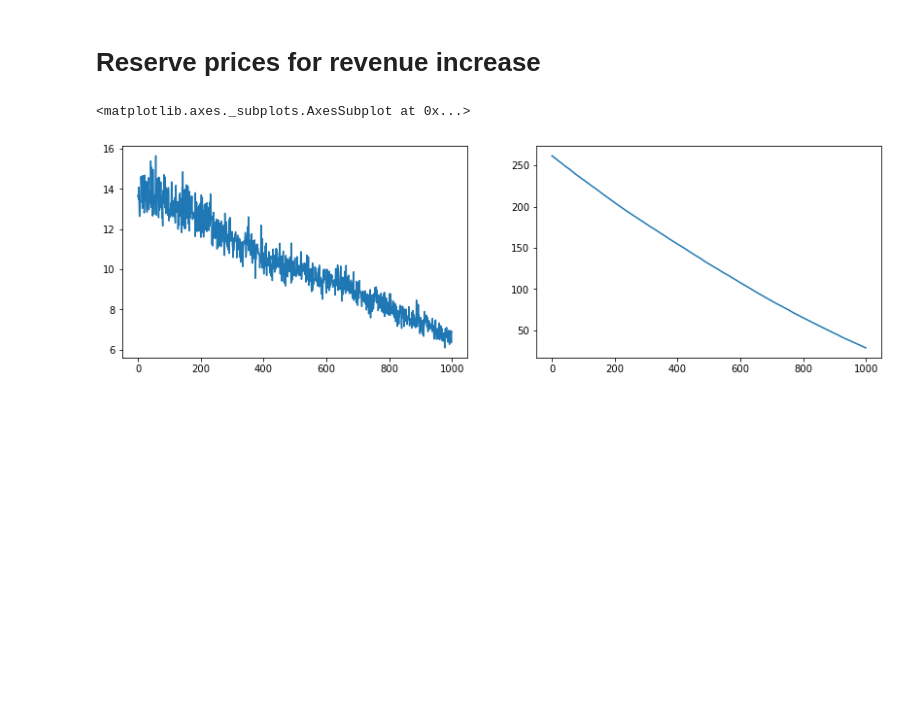
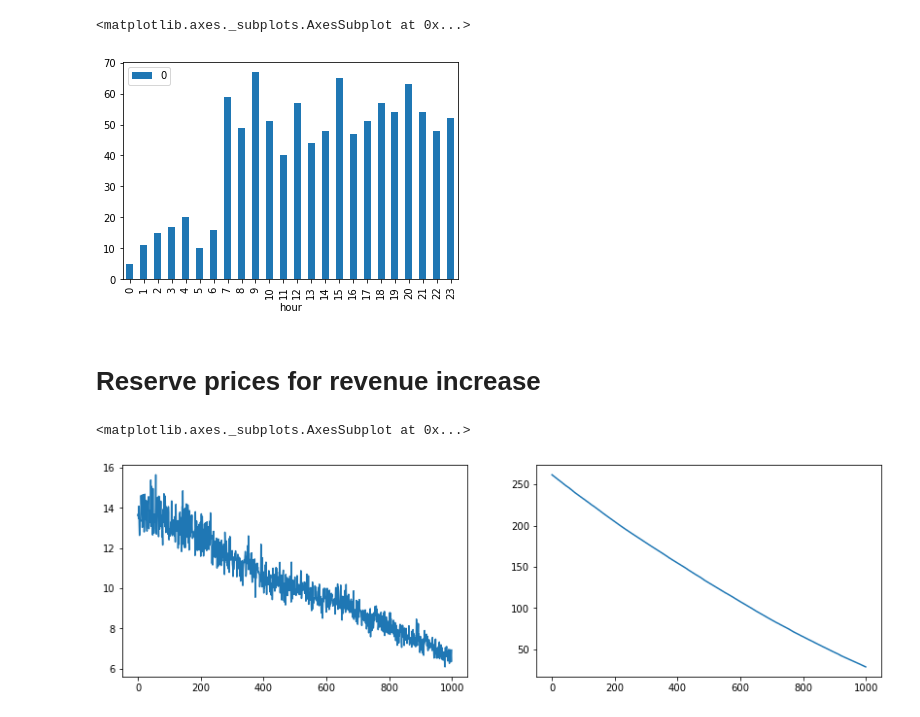
Before and after one commit to soukupmarek-edin/auction-simulator, a Jupyter notebook: AS_v03_dev.ipynb, the cells around one changed output. Saved outputs shown, nothing was run; the diff lists cells and outputs as text; code cells hidden in the pictures; blank space fills up the shorter version.

```diff
--- a/AS_v03_dev.ipynb
+++ b/AS_v03_dev.ipynb
@@ -1,3 +7,18 @@
+# %%
+n_rounds = 1000
+time = np.linspace(0,24,n_rounds)
+
+np.random.uniform(0,24)
+
+dates = pd.date_range('2020-01-01', '2020-01-02', freq='S')
+# %%
+morning_size = dates[dates.hour<=6].size
+probs = np.concatenate([np.repeat(0.1, morning_size)/morning_size, np.repeat(0.9, dates.size-morning_size)/(dates.size-morning_size)])
+times = np.sort(np.random.choice(dates, p=probs, size=n_rounds))
+df = pd.DataFrame(times)
+# %% [output]
+<matplotlib.axes._subplots.AxesSubplot at 0x...>
+[figure, added]
 # %% [markdown]
 # Reserve prices for revenue increase
 # %%
```
Also changed, not shown: parts of 1 cell of this notebook, 7 other files.
